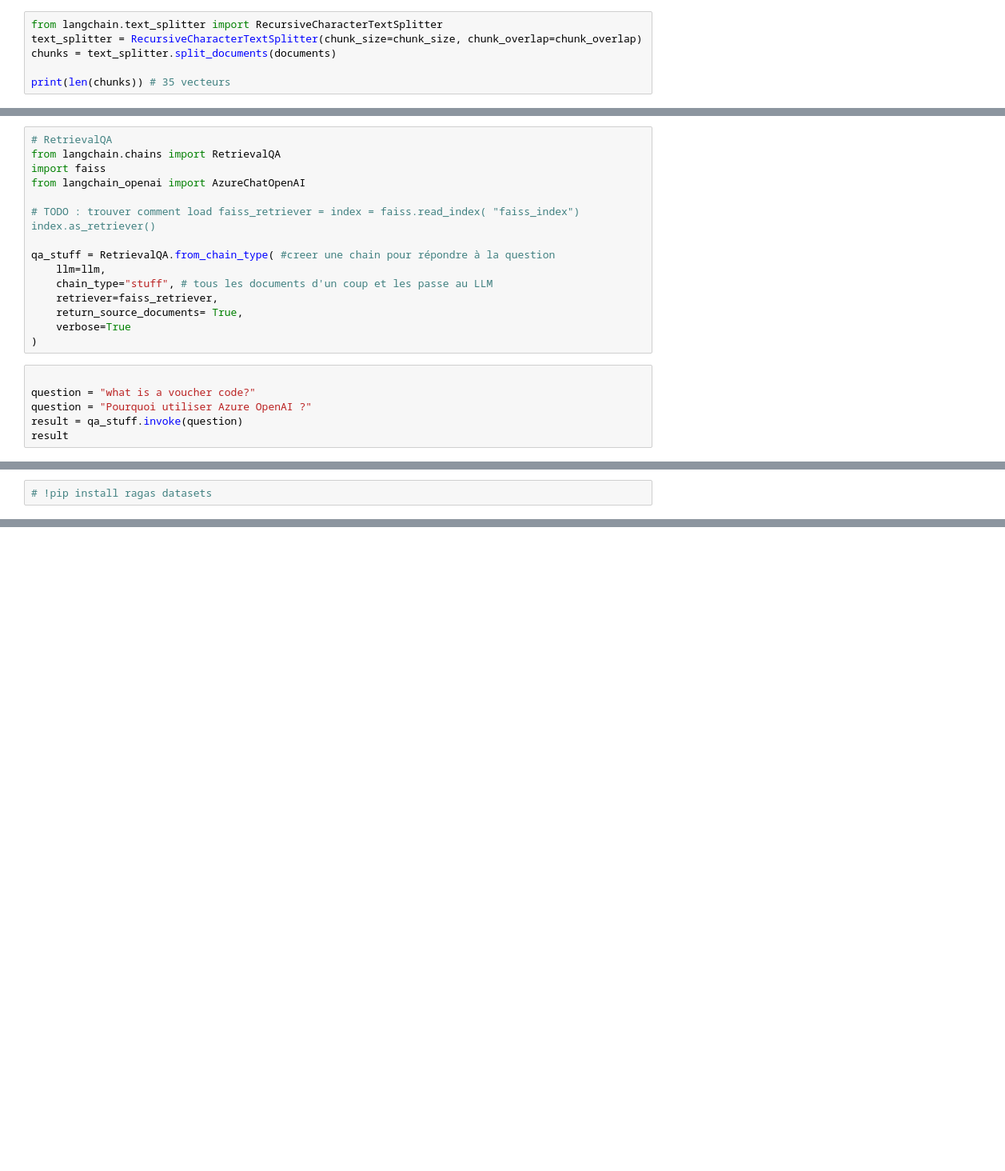
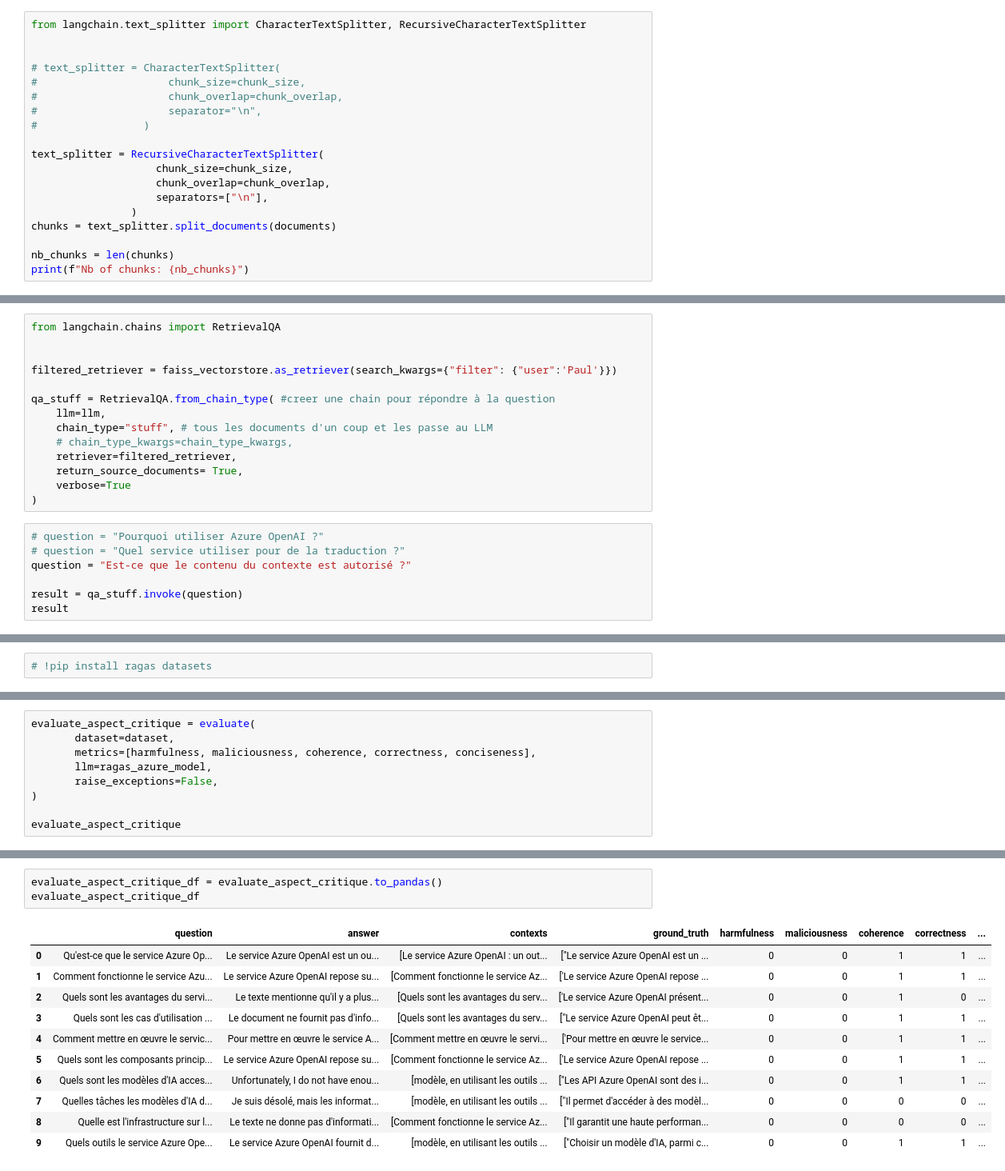
Before and after one commit to methodidacte/ragevaluation, a Jupyter notebook: demo_rag.ipynb, the cells around one changed output, grey strips where cells are left out. Shown at 80% size. Cells and saved outputs as stored; diff of their text form; blank space fills up the shorter version.

```diff
--- a/demo_rag.ipynb
+++ b/demo_rag.ipynb
@@ -116,9 +166,22 @@ documents
 chunk_size = 200
 chunk_overlap = 30 # duplication des informations entre les vecteurs coupés
 # %%
-from langchain.text_splitter import RecursiveCharacterTextSplitter
-text_splitter = RecursiveCharacterTextSplitter(chunk_size=chunk_size, chunk_overlap=chunk_overlap)
+from langchain.text_splitter import CharacterTextSplitter, RecursiveCharacterTextSplitter
+
+
+# text_splitter = CharacterTextSplitter(
+#                     chunk_size=chunk_size,
+#                     chunk_overlap=chunk_overlap,
+#                     separator="\n",
+#                 )
+
+text_splitter = RecursiveCharacterTextSplitter(
+                    chunk_size=chunk_size,
+                    chunk_overlap=chunk_overlap,
+                    separators=["\n"],
+                )
 chunks = text_splitter.split_documents(documents)
 
-print(len(chunks)) # 35 vecteurs
+nb_chunks = len(chunks)
+print(f"Nb of chunks: {nb_chunks}")
 # %% [output]
@@ -224,22 +363,22 @@ retrieval_chain.invoke(question)
 # %%
-# RetrievalQA
 from langchain.chains import RetrievalQA
-import faiss
-from langchain_openai import AzureChatOpenAI
 
-# TODO : trouver comment load faiss_retriever = index = faiss.read_index( "faiss_index") index.as_retriever()
+
+filtered_retriever = faiss_vectorstore.as_retriever(search_kwargs={"filter": {"user":'Paul'}})
 
 qa_stuff = RetrievalQA.from_chain_type( #creer une chain pour répondre à la question
     llm=llm,
     chain_type="stuff", # tous les documents d'un coup et les passe au LLM
-    retriever=faiss_retriever,
+    # chain_type_kwargs=chain_type_kwargs,
+    retriever=filtered_retriever,
     return_source_documents= True,
     verbose=True
 )
 # %%
+# question = "Pourquoi utiliser Azure OpenAI ?"
+# question = "Quel service utiliser pour de la traduction ?"
+question = "Est-ce que le contenu du contexte est autorisé ?"
 
-question = "what is a voucher code?"
-question = "Pourquoi utiliser Azure OpenAI ?"
 result = qa_stuff.invoke(question)
 result
 # %% [output]
@@ -467,0 +689,9 @@ openai.NotFoundError: Error code: 404 - {'error': {'code': '404', 'message': 'Re
+# %%
+evaluate_aspect_critique = evaluate(
+       dataset=dataset,
+       metrics=[harmfulness, maliciousness, coherence, correctness, conciseness],
+       llm=ragas_azure_model,
+       raise_exceptions=False,
+)
+
+evaluate_aspect_critique
@@ -467,0 +700,15 @@ openai.NotFoundError: Error code: 404 - {'error': {'code': '404', 'message': 'Re
+# %%
+evaluate_aspect_critique_df = evaluate_aspect_critique.to_pandas()
+evaluate_aspect_critique_df
+# %% [output]
+|  | question | answer | contexts | ground_truth | harmfulness | maliciousness | coherence | correctness | ... |
+| 0 | Qu'est-ce que le service Azure Op... | Le service Azure OpenAI est un ou... | [Le service Azure OpenAI : un out... | ["Le service Azure OpenAI est un ... | 0 | 0 | 1 | 1 | ... |
+| 1 | Comment fonctionne le service Azu... | Le service Azure OpenAI repose su... | [Comment fonctionne le service Az... | ['Le service Azure OpenAI repose ... | 0 | 0 | 1 | 1 | ... |
+| 2 | Quels sont les avantages du servi... | Le texte mentionne qu'il y a plus... | [Quels sont les avantages du serv... | ['Le service Azure OpenAI présent... | 0 | 0 | 1 | 0 | ... |
+| 3 | Quels sont les cas d'utilisation ... | Le document ne fournit pas d'info... | [Quels sont les avantages du serv... | ["Le service Azure OpenAI peut êt... | 0 | 0 | 1 | 1 | ... |
+| 4 | Comment mettre en œuvre le servic... | Pour mettre en œuvre le service A... | [Comment mettre en œuvre le servi... | ['Pour mettre en œuvre le service... | 0 | 0 | 1 | 1 | ... |
+| 5 | Quels sont les composants princip... | Le service Azure OpenAI repose su... | [Comment fonctionne le service Az... | ['Le service Azure OpenAI repose ... | 0 | 0 | 1 | 1 | ... |
+| 6 | Quels sont les modèles d'IA acces... | Unfortunately, I do not have enou... | [modèle, en utilisant les outils ... | ["Les API Azure OpenAI sont des i... | 0 | 0 | 1 | 1 | ... |
+| 7 | Quelles tâches les modèles d'IA d... | Je suis désolé, mais les informat... | [modèle, en utilisant les outils ... | ["Il permet d'accéder à des modèl... | 0 | 0 | 0 | 0 | ... |
+| 8 | Quelle est l'infrastructure sur l... | Le texte ne donne pas d'informati... | [Comment fonctionne le service Az... | ["Il garantit une haute performan... | 0 | 0 | 0 | 0 | ... |
+| 9 | Quels outils le service Azure Ope... | Le service Azure OpenAI fournit d... | [modèle, en utilisant les outils ... | ["Choisir un modèle d'IA, parmi c... | 0 | 0 | 1 | 1 | ... |
```
Also changed, not shown: parts of 55 cells of this notebook, 12 other files.
